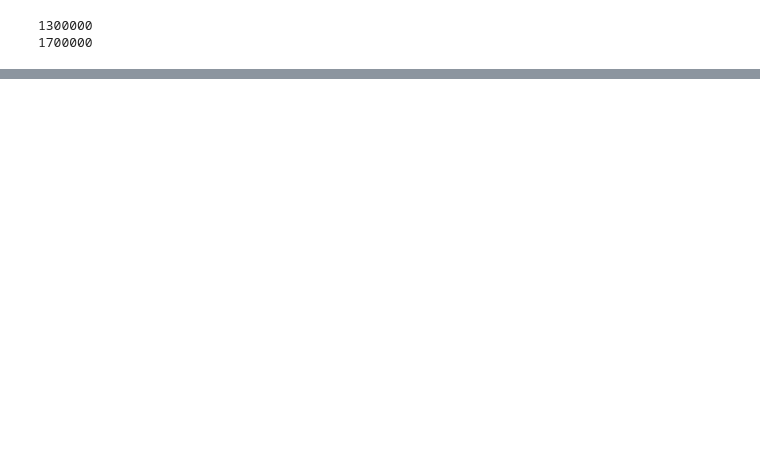
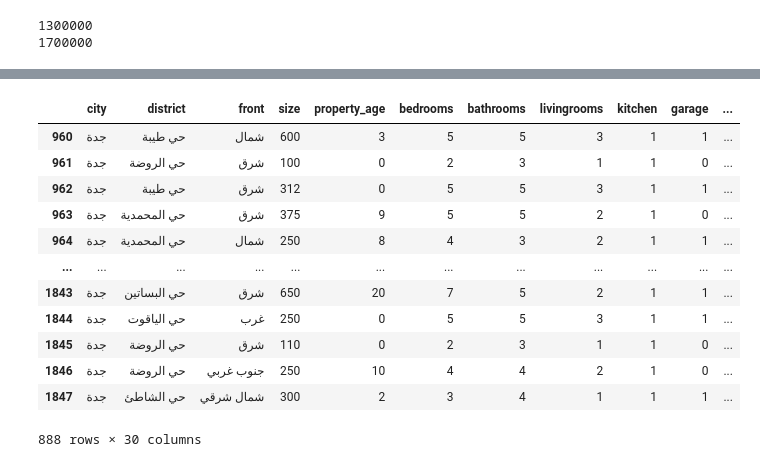
Before and after one commit to Turkinass/Aqar_Real_Estate_EDA, a Jupyter notebook: eda_raw.ipynb, the cells around one changed output, grey strips where cells are left out. Saved outputs shown, nothing was run; the diff lists cells and outputs as text; code cells hidden in the pictures; blank space fills up the shorter version.

```diff
--- a/eda_raw.ipynb
+++ b/eda_raw.ipynb
@@ -273,0 +593,16 @@ plt.
+# %%
+data_jeddah
+# %% [output]
+|  | city | district | front | size | property_age | bedrooms | bathrooms | livingrooms | kitchen | garage | ... |
+| 960 | جدة | حي طيبة | شمال | 600 | 3 | 5 | 5 | 3 | 1 | 1 | ... |
+| 961 | جدة | حي الروضة | شرق | 100 | 0 | 2 | 3 | 1 | 1 | 0 | ... |
+| 962 | جدة | حي طيبة | شرق | 312 | 0 | 5 | 5 | 3 | 1 | 1 | ... |
+| 963 | جدة | حي المحمدية | شرق | 375 | 9 | 5 | 5 | 2 | 1 | 0 | ... |
+| 964 | جدة | حي المحمدية | شمال | 250 | 8 | 4 | 3 | 2 | 1 | 1 | ... |
+| ... | ... | ... | ... | ... | ... | ... | ... | ... | ... | ... | ... |
+| 1843 | جدة | حي البساتين | شرق | 650 | 20 | 7 | 5 | 2 | 1 | 1 | ... |
+| 1844 | جدة | حي الياقوت | غرب | 250 | 0 | 5 | 5 | 3 | 1 | 1 | ... |
+| 1845 | جدة | حي الروضة | شرق | 110 | 0 | 2 | 3 | 1 | 1 | 0 | ... |
+| 1846 | جدة | حي الروضة | جنوب غربي | 250 | 10 | 4 | 4 | 2 | 1 | 0 | ... |
+| 1847 | جدة | حي الشاطئ | شمال شرقي | 300 | 2 | 3 | 4 | 1 | 1 | 1 | ... |
+888 rows × 30 columns
```
Also changed, not shown: parts of 32 cells of this notebook, 1 other file.
